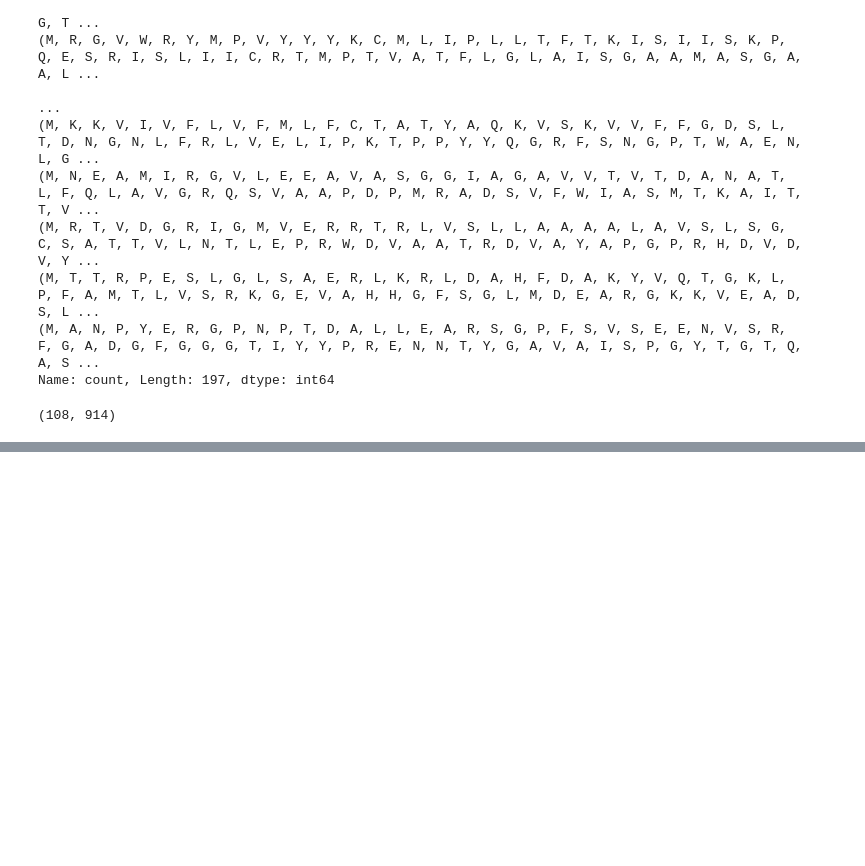
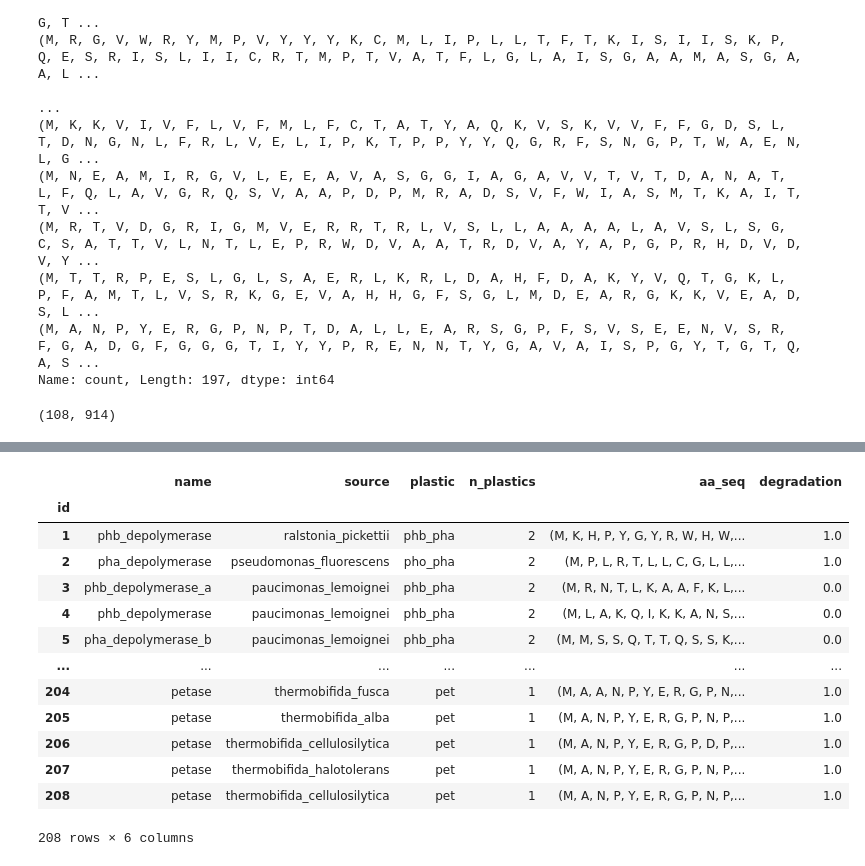
Before and after one commit to ggn1/Dissertation-TCD, a Jupyter notebook: Code/playground.ipynb, the cells around one changed output, grey strips where cells are left out. Drawn from its saved outputs; the diff is of its cells as text; code cells hidden in the pictures; blank space fills up the shorter version.

```diff
--- a/Code/playground.ipynb
+++ b/Code/playground.ipynb
@@ -90,0 +144,17 @@ min(df_proteins['aa_seq'].apply(len)), max(df_proteins['aa_seq'].apply(len))
+# %%
+enzyme_degradation = {}
+for index, row in df_microbes_useful.iterrows():
+    enzyme_id = row['Enzyme ID']
+    degradation = int(row['Degradation extrapolated from enzyme'] == 'Yes')
+    if (
+        enzyme_id not in enzyme_degradation
+        or enzyme_id in enzyme_degradation
+        and enzyme_degradation[int(enzyme_id)] == 0
+    ): enzyme_degradation[int(enzyme_id)] = degradation
+enzyme_degradation = {
+    "id": list(enzyme_degradation.keys()),
+    "degradation": list(enzyme_degradation.values())
+}
+df_enzyme_degradation = pd.DataFrame(enzyme_degradation)
+df_enzyme_degradation.set_index('id', inplace=True, drop=True)
+df_enzyme_degradation
@@ -90,0 +176,28 @@ min(df_proteins['aa_seq'].apply(len)), max(df_proteins['aa_seq'].apply(len))
+# %%
+df_proteins = pd.concat(
+    [df_proteins, df_enzyme_degradation],
+    axis=1,
+    join="outer",
+    ignore_index=False,
+    keys=None,
+    levels=None,
+    names=None,
+    verify_integrity=False,
+    copy=True,
+)
+df_proteins
+# %% [output]
+|  | name | source | plastic | n_plastics | aa_seq | degradation |
+| id |  |  |  |  |  |  |
+| 1 | phb_depolymerase | ralstonia_pickettii | phb_pha | 2 | (M, K, H, P, Y, G, Y, R, W, H, W,... | 1.0 |
+| 2 | pha_depolymerase | pseudomonas_fluorescens | pho_pha | 2 | (M, P, L, R, T, L, L, C, G, L, L,... | 1.0 |
+| 3 | phb_depolymerase_a | paucimonas_lemoignei | phb_pha | 2 | (M, R, N, T, L, K, A, A, F, K, L,... | 0.0 |
+| 4 | phb_depolymerase | paucimonas_lemoignei | phb_pha | 2 | (M, L, A, K, Q, I, K, K, A, N, S,... | 0.0 |
+| 5 | pha_depolymerase_b | paucimonas_lemoignei | phb_pha | 2 | (M, M, S, S, Q, T, T, Q, S, S, K,... | 0.0 |
+| ... | ... | ... | ... | ... | ... | ... |
+| 204 | petase | thermobifida_fusca | pet | 1 | (M, A, A, N, P, Y, E, R, G, P, N,... | 1.0 |
+| 205 | petase | thermobifida_alba | pet | 1 | (M, A, N, P, Y, E, R, G, P, N, P,... | 1.0 |
+| 206 | petase | thermobifida_cellulosilytica | pet | 1 | (M, A, N, P, Y, E, R, G, P, D, P,... | 1.0 |
+| 207 | petase | thermobifida_halotolerans | pet | 1 | (M, A, N, P, Y, E, R, G, P, N, P,... | 1.0 |
+| 208 | petase | thermobifida_cellulosilytica | pet | 1 | (M, A, N, P, Y, E, R, G, P, N, P,... | 1.0 |
+208 rows × 6 columns
```
Also changed, not shown: parts of 8 cells of this notebook, 1 other file.
